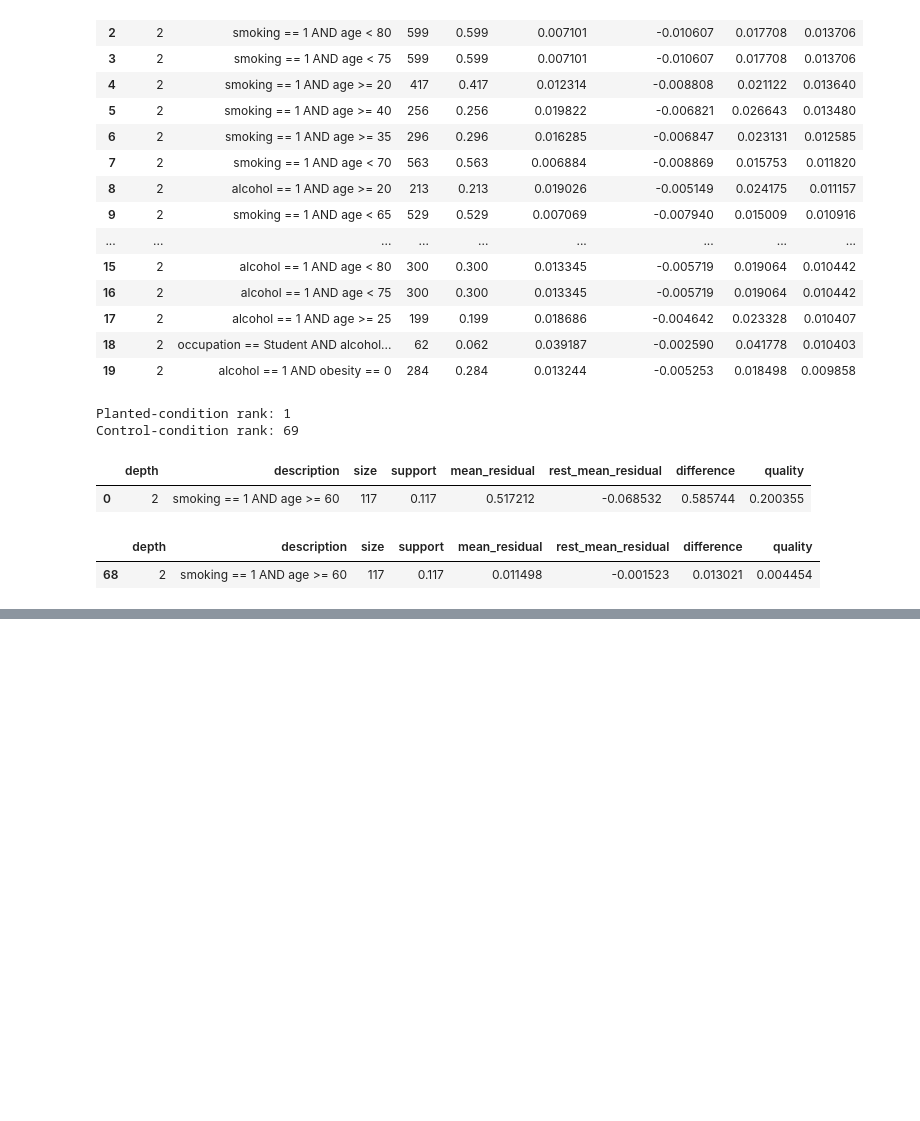
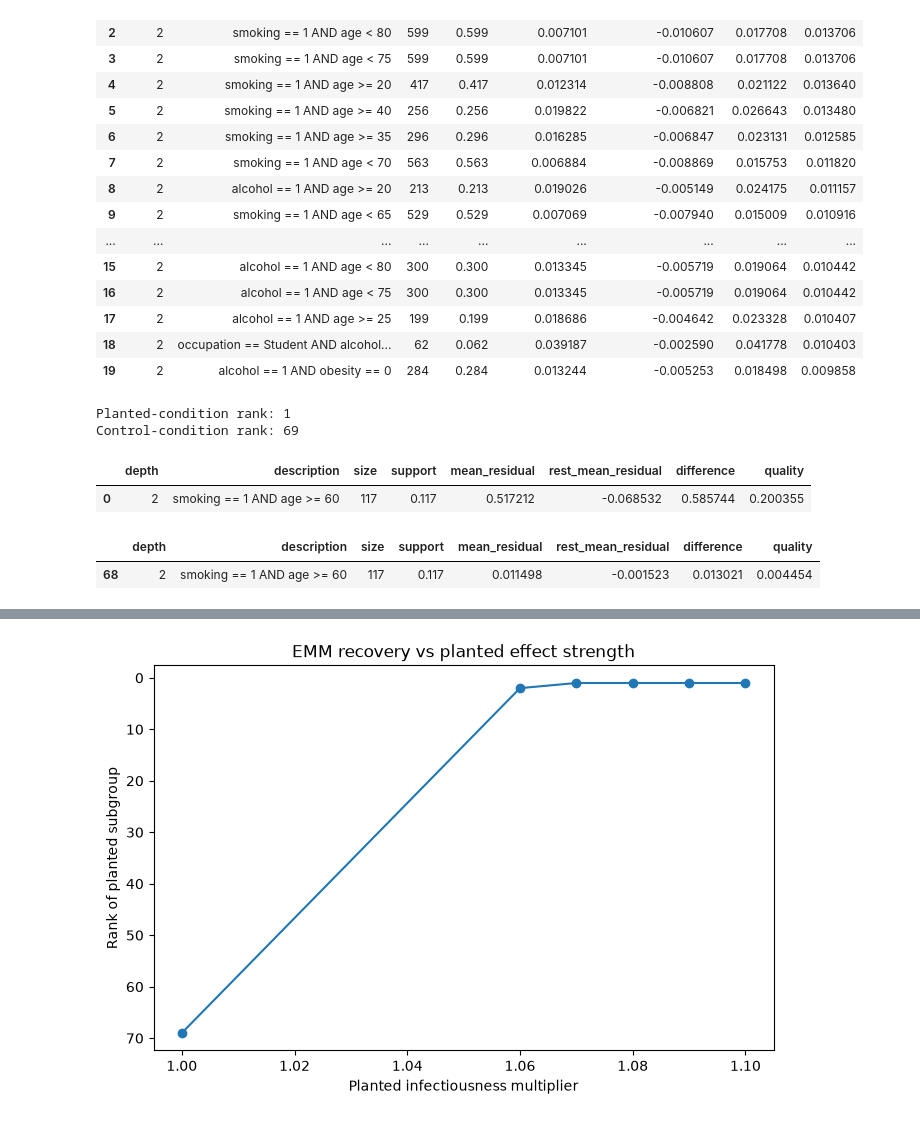
Before and after one commit to kustersjarl/sir-graph-emm, a Jupyter notebook: notebooks/simulation_test.ipynb, the cells around one changed output, grey strips where cells are left out. Drawn from its saved outputs; the diff is of its cells as text; code cells hidden in the pictures; blank space fills up the shorter version.

```diff
--- a/notebooks/simulation_test.ipynb
+++ b/notebooks/simulation_test.ipynb
@@ -553,0 +762,20 @@ Control-condition rank: 69
+# %%
+plt.figure(figsize=(8, 5))
+
+plt.plot(
+    effect_strength_df["multiplier"],
+    effect_strength_df["target_rank"],
+    marker="o",
+)
+
+plt.xlabel("Planted infectiousness multiplier")
+plt.ylabel("Rank of planted subgroup")
+plt.title(
+    "EMM recovery vs planted effect strength"
+)
+
+plt.gca().invert_yaxis()
+
+plt.show()
+# %% [output]
+[figure, added]
```
Also changed, not shown: parts of 65 cells of this notebook, 6 other files.
